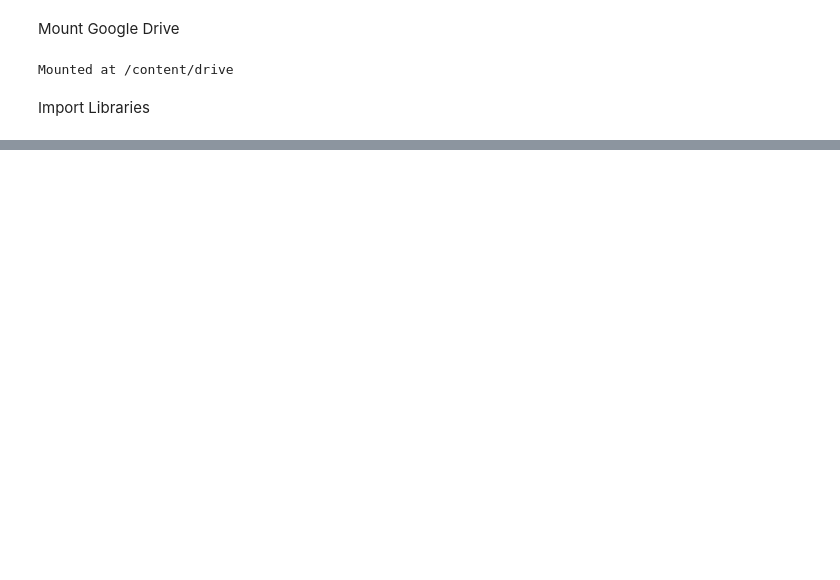
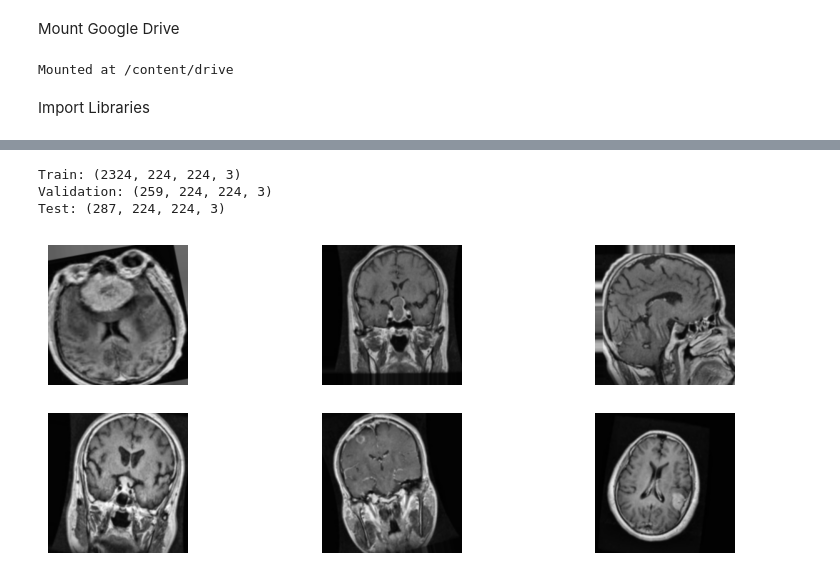
Before and after one commit to SNWE159/brain-tumor-classification, a Jupyter notebook: notebooks/03_VGG16.ipynb, the cells around one changed output, grey strips where cells are left out. Cells and saved outputs as stored; diff of their text form; code cells hidden in the pictures; blank space fills up the shorter version.

```diff
--- a/notebooks/03_VGG16.ipynb
+++ b/notebooks/03_VGG16.ipynb
@@ -1296,0 +67,48 @@ Overall Test Accuracy: 70.30%
+# %%
+X_train_full, X_test, y_train_full, y_test = train_test_split(
+    X, y, test_size=0.10, random_state=42, stratify=y
+)
+X_train, X_val, y_train, y_val = train_test_split(
+    X_train_full, y_train_full, test_size=0.10, random_state=42, stratify=y_train_full
+)
+
+# Convert y → one-hot
+y_train_cat = to_categorical(y_train, num_classes=len(class_names))
+y_val_cat = to_categorical(y_val, num_classes=len(class_names))
+y_test_cat = to_categorical(y_test, num_classes=len(class_names))
+
+print("Train:", X_train.shape)
+print("Validation:", X_val.shape)
+print("Test:", X_test.shape)
+# %% [output]
+Train: (2324, 224, 224, 3)
+Validation: (259, 224, 224, 3)
+Test: (287, 224, 224, 3)
+# %%
+train_datagen = ImageDataGenerator(
+    rescale=1./255,
+    rotation_range=20,
+    width_shift_range=0.10,
+    height_shift_range=0.10,
+    zoom_range=0.10,
+    horizontal_flip=True,
+    brightness_range=[0.9, 1.1],
+    fill_mode='nearest'
+)
+
+val_datagen = ImageDataGenerator(rescale=1./255)
+test_datagen = ImageDataGenerator(rescale=1./255)
+
+train_gen = train_datagen.flow(X_train, y_train_cat, batch_size=32, shuffle=True)
+val_gen = val_datagen.flow(X_val, y_val_cat, batch_size=32)
+test_gen = test_datagen.flow(X_test, y_test_cat, batch_size=32)
+# %%
+images, labels = next(train_gen)
+plt.figure(figsize=(10,4))
+for i in range(6):
+    plt.subplot(2, 3, i+1)
+    plt.imshow(images[i])
+    plt.axis("off")
+plt.show()
+# %% [output]
+[figure, added]
```
Also changed, not shown: parts of 61 cells of this notebook.
